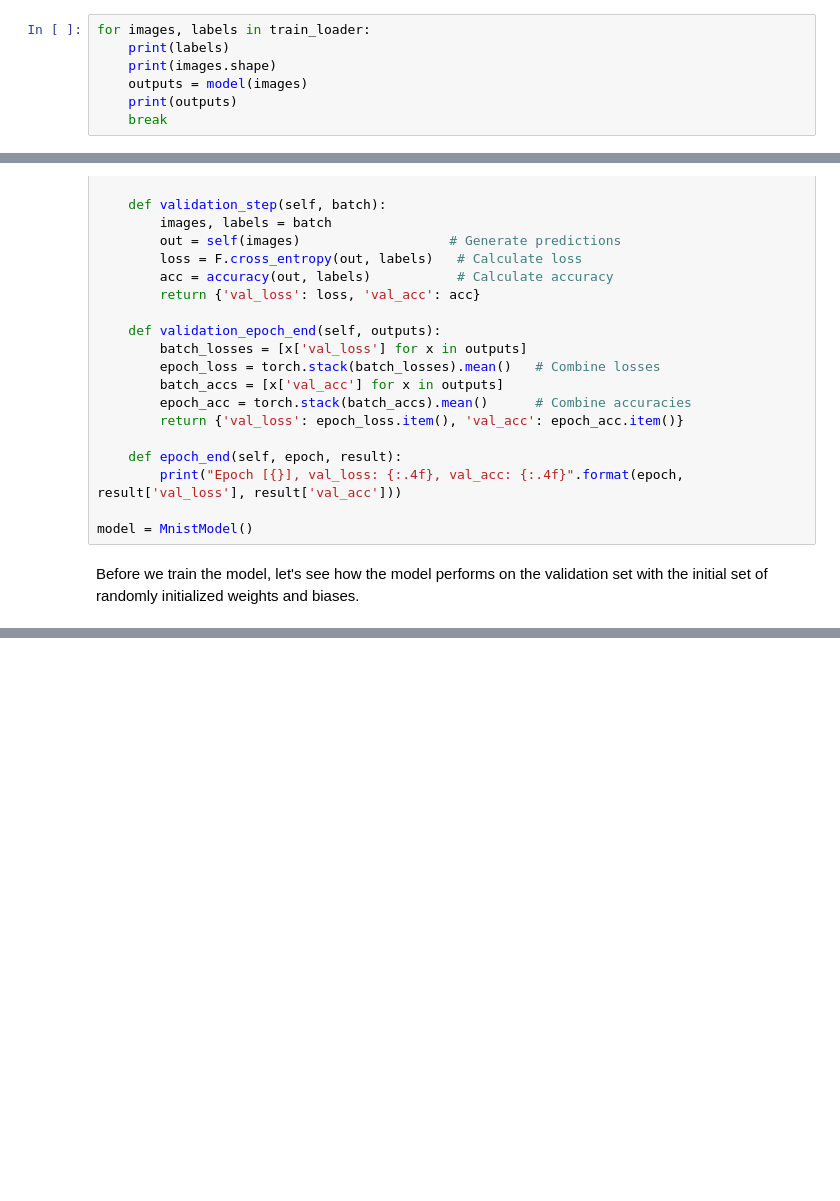
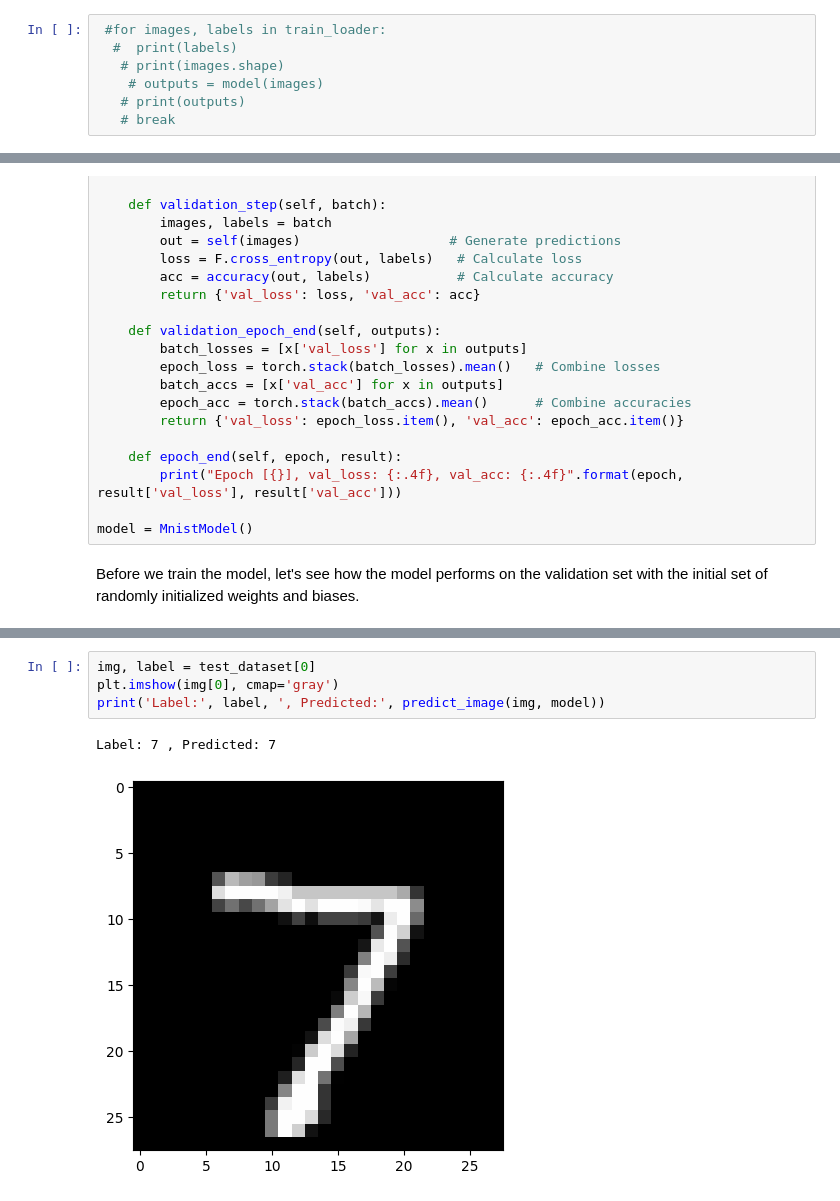
Before and after one commit to Asmit-Dhakal/pytorch_jovian, a Jupyter notebook: 03_logistic_regression.ipynb, the cells around one changed output, grey strips where cells are left out. Saved outputs shown, nothing was run; the diff lists cells and outputs as text; blank space fills up the shorter version.

```diff
--- a/03_logistic_regression.ipynb
+++ b/03_logistic_regression.ipynb
@@ -214,9 +187,9 @@ tensor([[ 0.0301, -0.0308,  0.0185,  ..., -0.0339,  0.0098,  0.0176],
 # %% [markdown]
 Although there are a total of 7850 parameters here, conceptually, nothing has changed so far. Let's try and generate some outputs using our model. We'll take the first batch of 100 images from our dataset and pass them into our model.
 # %%
-for images, labels in train_loader:
-    print(labels)
-    print(images.shape)
-    outputs = model(images)
-    print(outputs)
-    break
+ #for images, labels in train_loader:
+  #  print(labels)
+   # print(images.shape)
+    # outputs = model(images)
+   # print(outputs)
+   # break
@@ -571,0 +622,7 @@ Before we train the model, let's see how the model performs on the validation se
+# %%
+img, label = test_dataset[0]
+plt.imshow(img[0], cmap='gray')
+print('Label:', label, ', Predicted:', predict_image(img, model))
+# %% [output]
+Label: 7 , Predicted: 7
+[figure, added]
```
Also changed, not shown: parts of 47 cells of this notebook.
